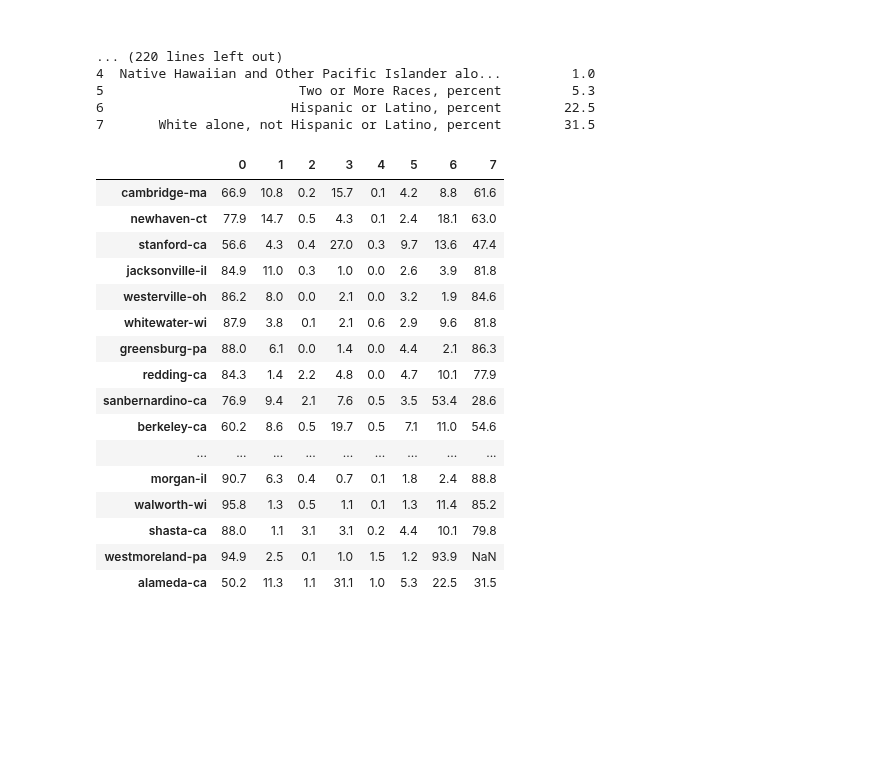
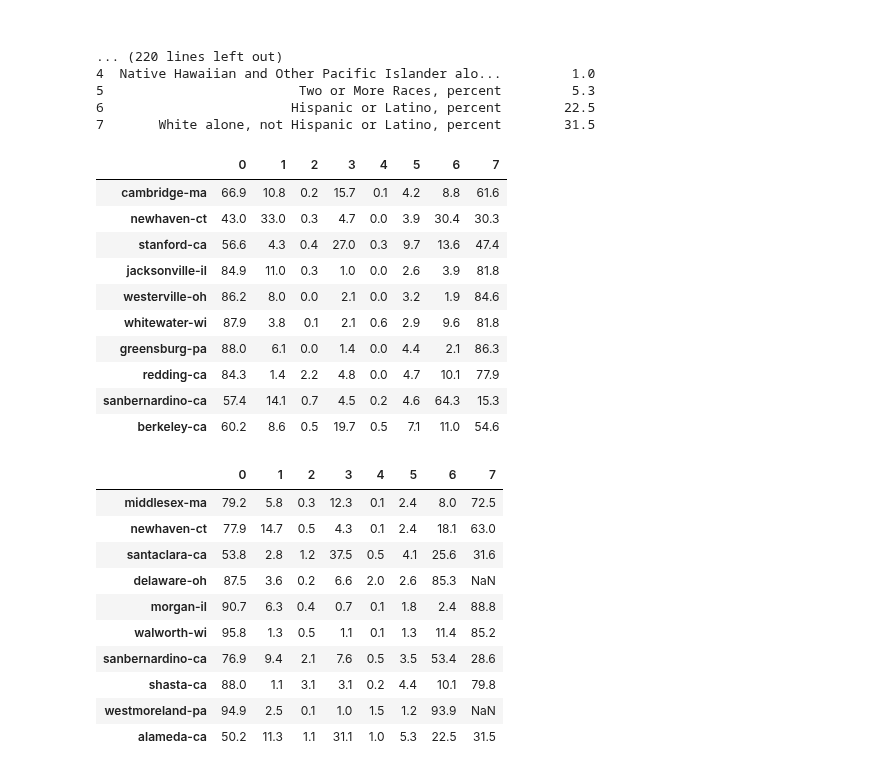
Before and after one commit to nforesti/education, a Jupyter notebook: city_and_county_datasets.ipynb, the cells around one changed output. Drawn from its saved outputs; the diff is of its cells as text; code cells hidden in the pictures; blank space fills up the shorter version.

Commit message:
separate city and county df

```diff
--- a/city_and_county_datasets.ipynb
+++ b/city_and_county_datasets.ipynb
@@ -266,41 +266,65 @@ cambridge-ma | shape: (8, 2)
 6                        Hispanic or Latino, percent        22.5
 7       White alone, not Hispanic or Latino, percent        31.5
 # %%
-#convert all_csv to dataframe
+#convert all city csv to dataframe
 columns = demographic_rows
-df = pd.DataFrame()
 
-i1 = 0;
-for a in all_csv:
+df_cities = pd.DataFrame()
+i1 = 0
+city_csv = [top_cities, mid_cities, bot_cities, other_cities]
+for a in city_csv:
     index = 0
     for b in a.keys():
         i2 = 0
         for x in range(0, 8):
-            if x < len(all_csv[i1].get(b)["Fact Value"]):
-                df.loc[x,b] = (all_csv[i1].get(b)["Fact Value"][i2])
+            if x < len(city_csv[i1].get(b)["Fact Value"]):
+                df_cities.loc[x,b] = (city_csv[i1].get(b)["Fact Value"][i2])
             i2 = i2 + 1
     i1 = i1 + 1
     index = index + 1
-df_cities = df.transpose()
+df_cities = df_cities.transpose()
 df_cities
 # %% [output]
 |  | 0 | 1 | 2 | 3 | 4 | 5 | 6 | 7 |
 | cambridge-ma | 66.9 | 10.8 | 0.2 | 15.7 | 0.1 | 4.2 | 8.8 | 61.6 |
-| newhaven-ct | 77.9 | 14.7 | 0.5 | 4.3 | 0.1 | 2.4 | 18.1 | 63.0 |
+| newhaven-ct | 43.0 | 33.0 | 0.3 | 4.7 | 0.0 | 3.9 | 30.4 | 30.3 |
 | stanford-ca | 56.6 | 4.3 | 0.4 | 27.0 | 0.3 | 9.7 | 13.6 | 47.4 |
 | jacksonville-il | 84.9 | 11.0 | 0.3 | 1.0 | 0.0 | 2.6 | 3.9 | 81.8 |
 | westerville-oh | 86.2 | 8.0 | 0.0 | 2.1 | 0.0 | 3.2 | 1.9 | 84.6 |
 | whitewater-wi | 87.9 | 3.8 | 0.1 | 2.1 | 0.6 | 2.9 | 9.6 | 81.8 |
 | greensburg-pa | 88.0 | 6.1 | 0.0 | 1.4 | 0.0 | 4.4 | 2.1 | 86.3 |
 | redding-ca | 84.3 | 1.4 | 2.2 | 4.8 | 0.0 | 4.7 | 10.1 | 77.9 |
-| sanbernardino-ca | 76.9 | 9.4 | 2.1 | 7.6 | 0.5 | 3.5 | 53.4 | 28.6 |
+| sanbernardino-ca | 57.4 | 14.1 | 0.7 | 4.5 | 0.2 | 4.6 | 64.3 | 15.3 |
 | berkeley-ca | 60.2 | 8.6 | 0.5 | 19.7 | 0.5 | 7.1 | 11.0 | 54.6 |
-| ... | ... | ... | ... | ... | ... | ... | ... | ... |
-| morgan-il | 90.7 | 6.3 | 0.4 | 0.7 | 0.1 | 1.8 | 2.4 | 88.8 |
-| walworth-wi | 95.8 | 1.3 | 0.5 | 1.1 | 0.1 | 1.3 | 11.4 | 85.2 |
-| shasta-ca | 88.0 | 1.1 | 3.1 | 3.1 | 0.2 | 4.4 | 10.1 | 79.8 |
-| westmoreland-pa | 94.9 | 2.5 | 0.1 | 1.0 | 1.5 | 1.2 | 93.9 | NaN |
-| alameda-ca | 50.2 | 11.3 | 1.1 | 31.1 | 1.0 | 5.3 | 22.5 | 31.5 |
+# %%
+#convert all city csv to dataframe
+df_counties = pd.DataFrame()
+i1 = 0
+county_csv = [top_counties, mid_counties, bot_counties, other_counties]
+for a in county_csv:
+    index = 0
+    for b in a.keys():
+        i2 = 0
+        for x in range(0, 8):
+            if x < len(county_csv[i1].get(b)["Fact Value"]):
+                df_counties.loc[x,b] = (county_csv[i1].get(b)["Fact Value"][i2])
+            i2 = i2 + 1
+    i1 = i1 + 1
+    index = index + 1
+df_counties = df_counties.transpose()
+df_counties
+# %% [output]
+|  | 0 | 1 | 2 | 3 | 4 | 5 | 6 | 7 |
+| middlesex-ma | 79.2 | 5.8 | 0.3 | 12.3 | 0.1 | 2.4 | 8.0 | 72.5 |
+| newhaven-ct | 77.9 | 14.7 | 0.5 | 4.3 | 0.1 | 2.4 | 18.1 | 63.0 |
+| santaclara-ca | 53.8 | 2.8 | 1.2 | 37.5 | 0.5 | 4.1 | 25.6 | 31.6 |
+| delaware-oh | 87.5 | 3.6 | 0.2 | 6.6 | 2.0 | 2.6 | 85.3 | NaN |
+| morgan-il | 90.7 | 6.3 | 0.4 | 0.7 | 0.1 | 1.8 | 2.4 | 88.8 |
+| walworth-wi | 95.8 | 1.3 | 0.5 | 1.1 | 0.1 | 1.3 | 11.4 | 85.2 |
+| sanbernardino-ca | 76.9 | 9.4 | 2.1 | 7.6 | 0.5 | 3.5 | 53.4 | 28.6 |
+| shasta-ca | 88.0 | 1.1 | 3.1 | 3.1 | 0.2 | 4.4 | 10.1 | 79.8 |
+| westmoreland-pa | 94.9 | 2.5 | 0.1 | 1.0 | 1.5 | 1.2 | 93.9 | NaN |
+| alameda-ca | 50.2 | 11.3 | 1.1 | 31.1 | 1.0 | 5.3 | 22.5 | 31.5 |
 # %%
 for indexr, city in df_cities.iterrows():
     for indexc, newvalue in city.iteritems():
```
Also changed, not shown: parts of 2 cells of this notebook.
